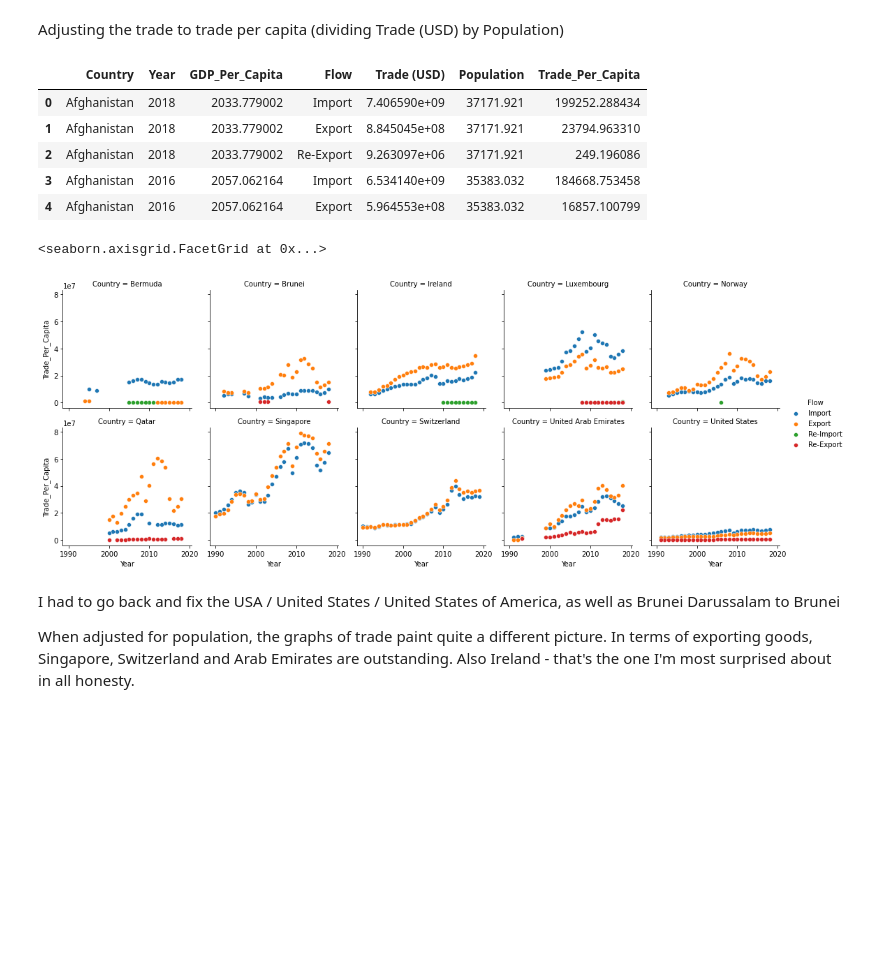
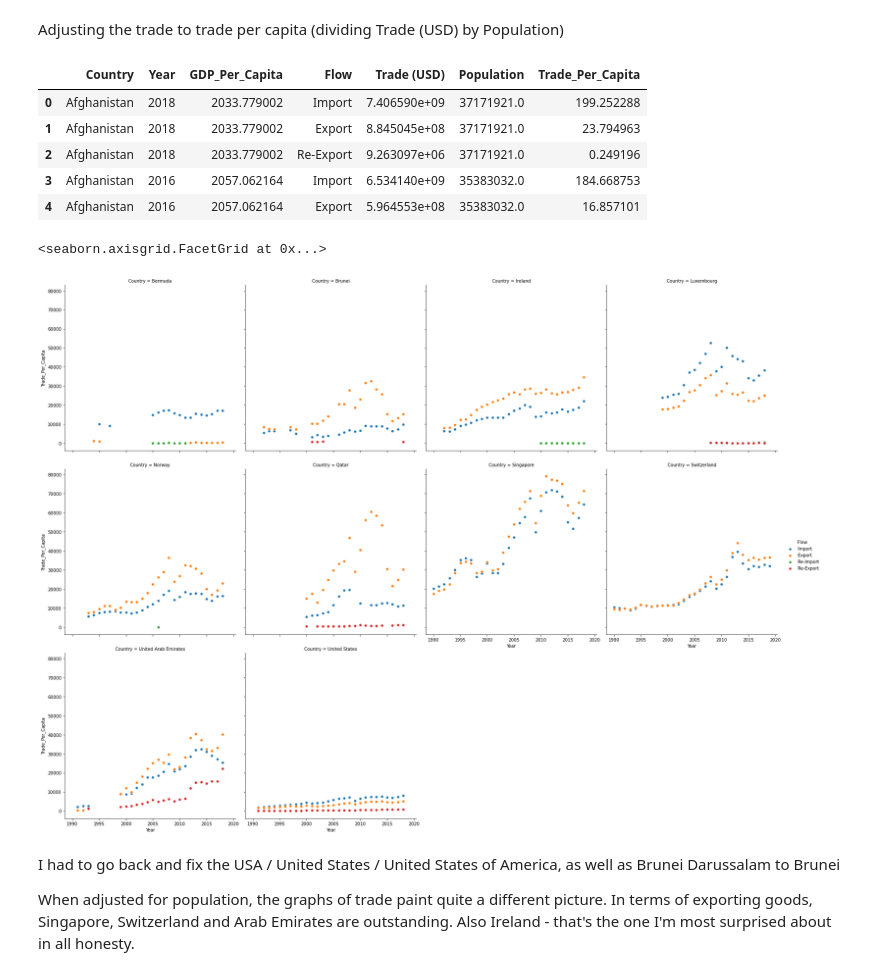
Before and after one commit to tomoumer/un_data_question-tomoumer, a Jupyter notebook: notebooks/UN_Data_Solo.ipynb, the cells around one changed output. Saved outputs shown, nothing was run; the diff lists cells and outputs as text; code cells hidden in the pictures; blank space fills up the shorter version.

```diff
--- a/notebooks/UN_Data_Solo.ipynb
+++ b/notebooks/UN_Data_Solo.ipynb
@@ -149,6 +160,9 @@ population = (
 population['Country'] = population['Country'].str.replace('United States of America', 'United States')
 population['Country'] = population['Country'].str.replace('Brunei Darussalam', 'Brunei')
 population['Country'] = population['Country'].str.replace(r'Bolivia.+', 'Bolivia', regex=True)
+# %%
+#did not realize this at first, the population was in thousands; need to multiply!
+population['Population'] = population['Population'] * 1000
 # %%
 gdp_trade_pop = pd.merge(gdp_trade, population, "inner", on=['Country', 'Year'])
 # %% [markdown]
@@ -159,23 +173,24 @@ gdp_trade_pop['Trade_Per_Capita'] = gdp_trade_pop['Trade (USD)'] / gdp_trade_pop
 gdp_trade_pop.head()
 # %% [output]
 |  | Country | Year | GDP_Per_Capita | Flow | Trade (USD) | Population | Trade_Per_Capita |
-| 0 | Afghanistan | 2018 | 2033.779002 | Import | 7.406590e+09 | 37171.921 | 199252.288434 |
-| 1 | Afghanistan | 2018 | 2033.779002 | Export | 8.845045e+08 | 37171.921 | 23794.963310 |
-| 2 | Afghanistan | 2018 | 2033.779002 | Re-Export | 9.263097e+06 | 37171.921 | 249.196086 |
-| 3 | Afghanistan | 2016 | 2057.062164 | Import | 6.534140e+09 | 35383.032 | 184668.753458 |
-| 4 | Afghanistan | 2016 | 2057.062164 | Export | 5.964553e+08 | 35383.032 | 16857.100799 |
+| 0 | Afghanistan | 2018 | 2033.779002 | Import | 7.406590e+09 | 37171921.0 | 199.252288 |
+| 1 | Afghanistan | 2018 | 2033.779002 | Export | 8.845045e+08 | 37171921.0 | 23.794963 |
+| 2 | Afghanistan | 2018 | 2033.779002 | Re-Export | 9.263097e+06 | 37171921.0 | 0.249196 |
+| 3 | Afghanistan | 2016 | 2057.062164 | Import | 6.534140e+09 | 35383032.0 | 184.668753 |
+| 4 | Afghanistan | 2016 | 2057.062164 | Export | 5.964553e+08 | 35383032.0 | 16.857101 |
 # %%
 g3 = sns.FacetGrid(
     gdp_trade_pop.loc[gdp_trade_pop['Country'].isin(top10_gdp)],
     col='Country',
-    col_wrap=5,
-    hue='Flow'
+    col_wrap=4,
+    hue='Flow',
+    height=6
 )
 g3.map(sns.scatterplot, 'Year', 'Trade_Per_Capita')
 g3.add_legend()
 # %% [output]
 <seaborn.axisgrid.FacetGrid at 0x...>
-[figure, old version]
+[figure, new version]
 # %% [markdown]
 I had to go back and fix the USA / United States / United States of America, as well as Brunei Darussalam to Brunei
 
```
Also changed, not shown: parts of 34 cells of this notebook.
